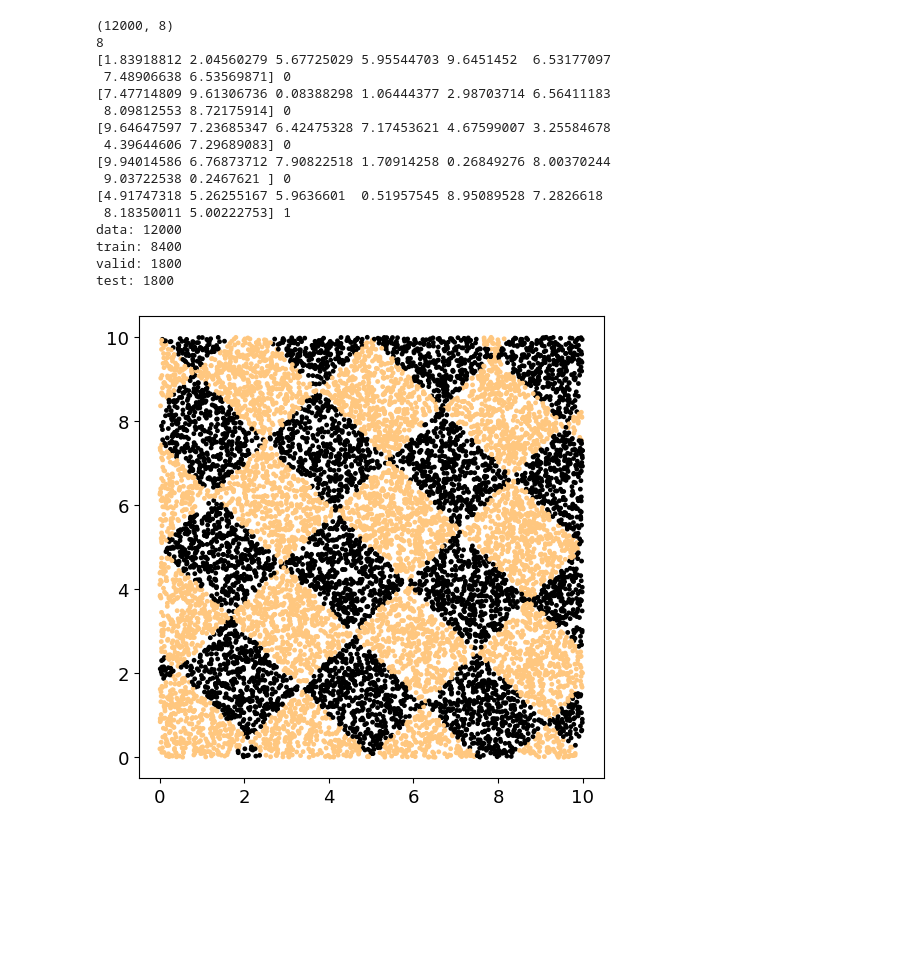
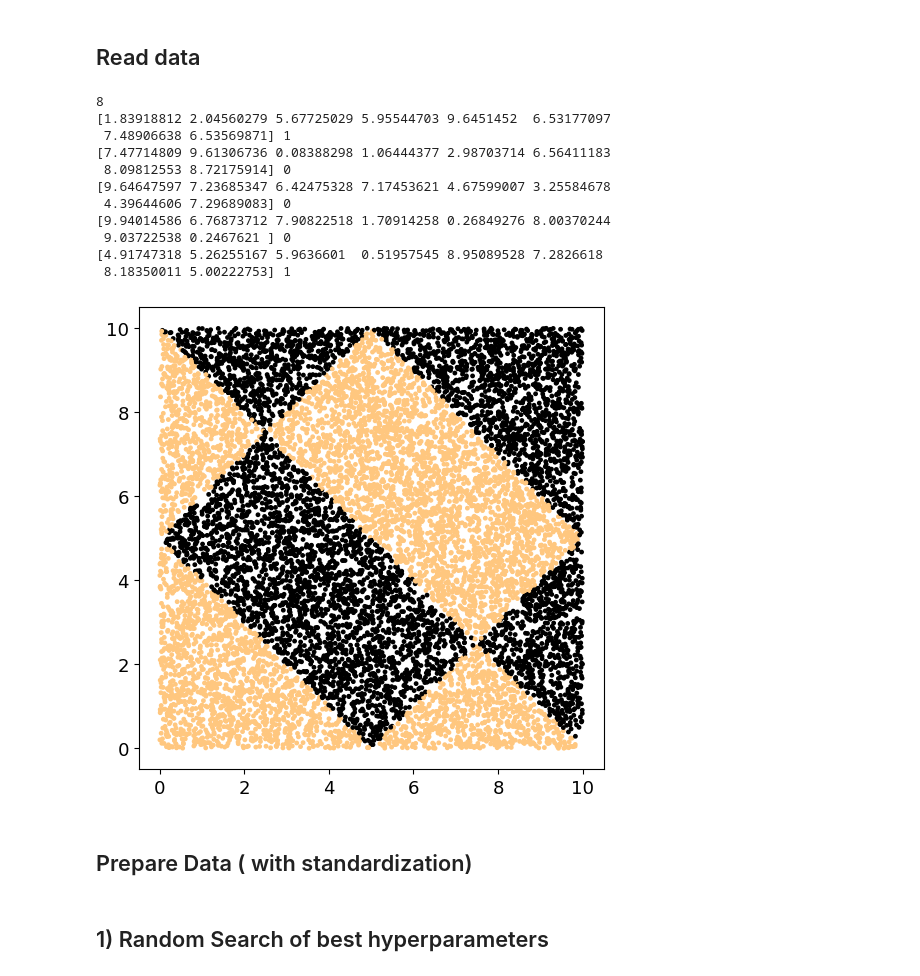
Before and after one commit to nicolomeneguzzo/LCP_B_exercise, a Jupyter notebook: ex1/Untitled.ipynb, the cells around one changed output. Cells and saved outputs as stored; diff of their text form; code cells hidden in the pictures; blank space fills up the shorter version.

```diff
--- a/ex1/Untitled.ipynb
+++ b/ex1/Untitled.ipynb
@@ -26,48 +35,41 @@ assert abs(perc_train + perc_valid + perc_test - 1.0) < 1e-12
+# %% [markdown]
+## Read data
 # %%
-
-TYPE=4
+TYPE=3
 # number of features per sample
 L=8
 # span of each component
 B=10
 x = np.loadtxt(filename("data",L,TYPE), delimiter=' ')
 y = np.loadtxt(filename("labels",L,TYPE), delimiter=' ')
 y = y.astype("int")
-print(x.shape)
-N = len(x)
 
 
-# dim. of a sample
+# dim. of a sample ( possibile da togliere)
 L = len(x[0])
 print(L)
 
 for i in range(5):
     print(x[i],y[i])
 
-N_train = int(perc_train * N)
-N_valid = int(perc_valid * N)
-N_test = N - N_train - N_valid
-print(f'data: {N}\ntrain: {N_train}\nvalid: {N_valid}\ntest: {N_test}')
+
 
 plot_data(x,y)
 # %% [output]
-(12000, 8)
 8
 [1.83918812 2.04560279 5.67725029 5.95544703 9.6451452  6.53177097
- 7.48906638 6.53569871] 0
+ 7.48906638 6.53569871] 1
 [7.47714809 9.61306736 0.08388298 1.06444377 2.98703714 6.56411183
  8.09812553 8.72175914] 0
 [9.64647597 7.23685347 6.42475328 7.17453621 4.67599007 3.25584678
  4.39644606 7.29689083] 0
 [9.94014586 6.76873712 7.90822518 1.70914258 0.26849276 8.00370244
  9.03722538 0.2467621 ] 0
 [4.91747318 5.26255167 5.9636601  0.51957545 8.95089528 7.2826618
  8.18350011 5.00222753] 1
-data: 12000
-train: 8400
-valid: 1800
-test: 1800
-[figure, old version]
+[figure, new version]
+# %% [markdown]
+## Prepare Data ( with standardization)
 # %%
 def Standardize(x,m,s):
     """
@@ -100,0 +111,2 @@ def prepare_data(x,y):
+# %% [markdown]
+## 1) Random Search of best hyperparameters
```
Also changed, not shown: parts of 18 cells of this notebook, 53 other files.
